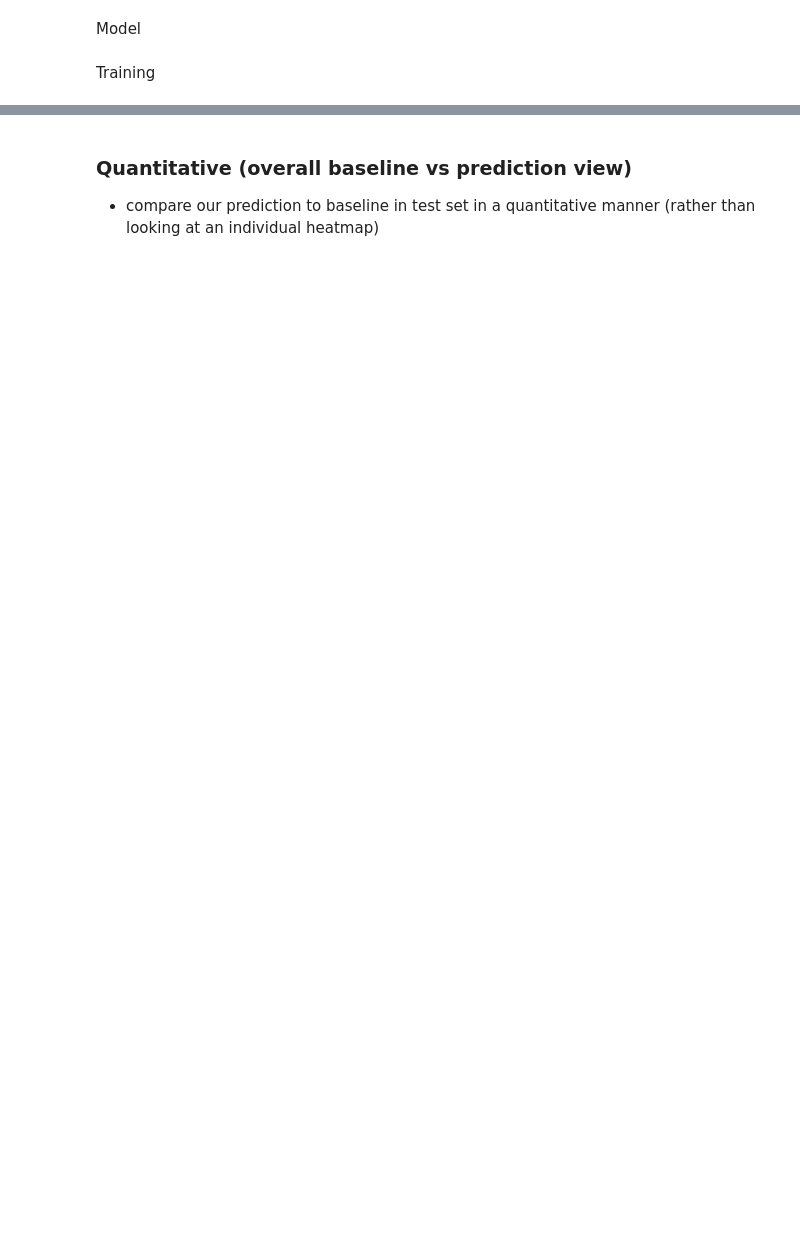
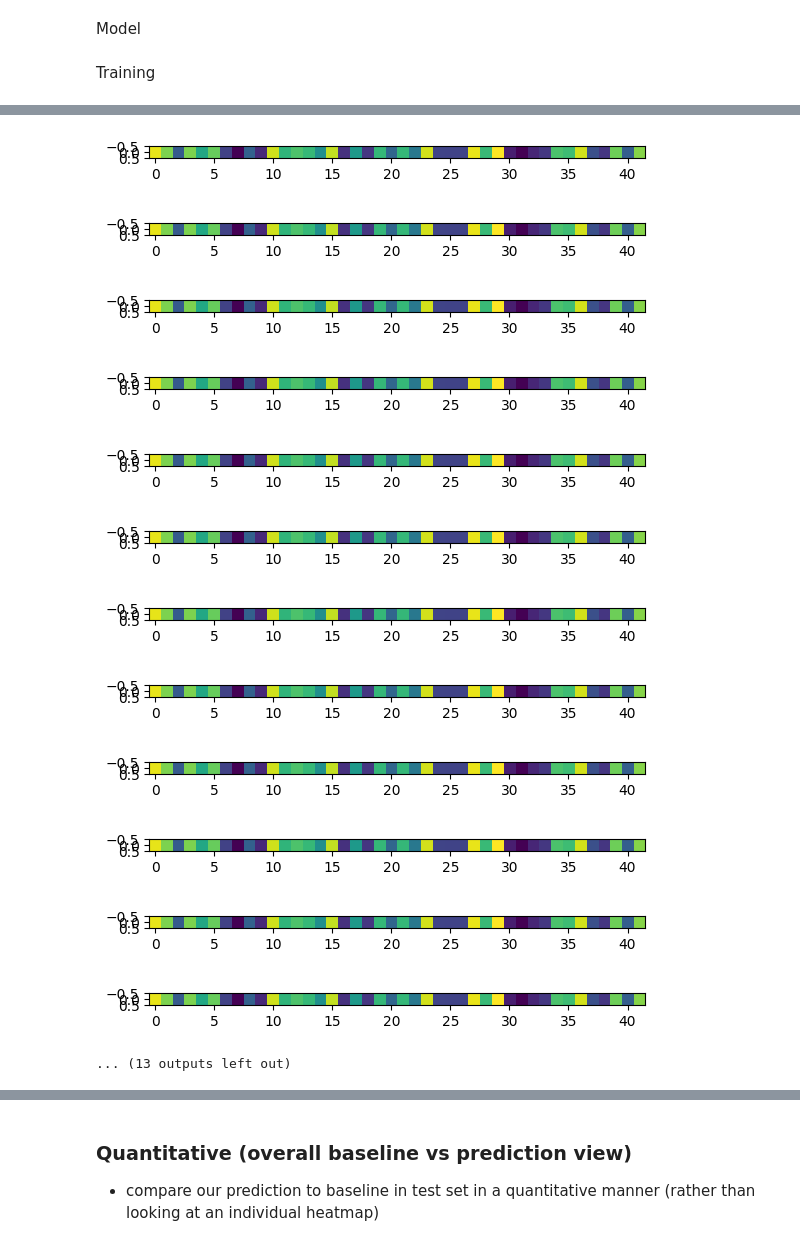
Before and after one commit to twchen88/ct_research, a Jupyter notebook: one_domain_next_step.ipynb, the cells around one changed output, grey strips where cells are left out. Cells and saved outputs as stored; diff of their text form; code cells hidden in the pictures; blank space fills up the shorter version.

```diff
--- a/one_domain_next_step.ipynb
+++ b/one_domain_next_step.ipynb
@@ -420,0 +491,19 @@ if num_runs != 0:
+# %%
+for i in range(len(model_history["weight"])):
+    plt.figure()
+    plt.imshow(model_history["weight"][i])
+    plt.show()
+# %% [output]
+[figure, added]
+[figure, added]
+[figure, added]
+[figure, added]
+[figure, added]
+[figure, added]
+[figure, added]
+[figure, added]
+[figure, added]
+[figure, added]
+[figure, added]
+[figure, added]
+... (13 outputs left out)
```
Also changed, not shown: parts of 56 cells of this notebook.
